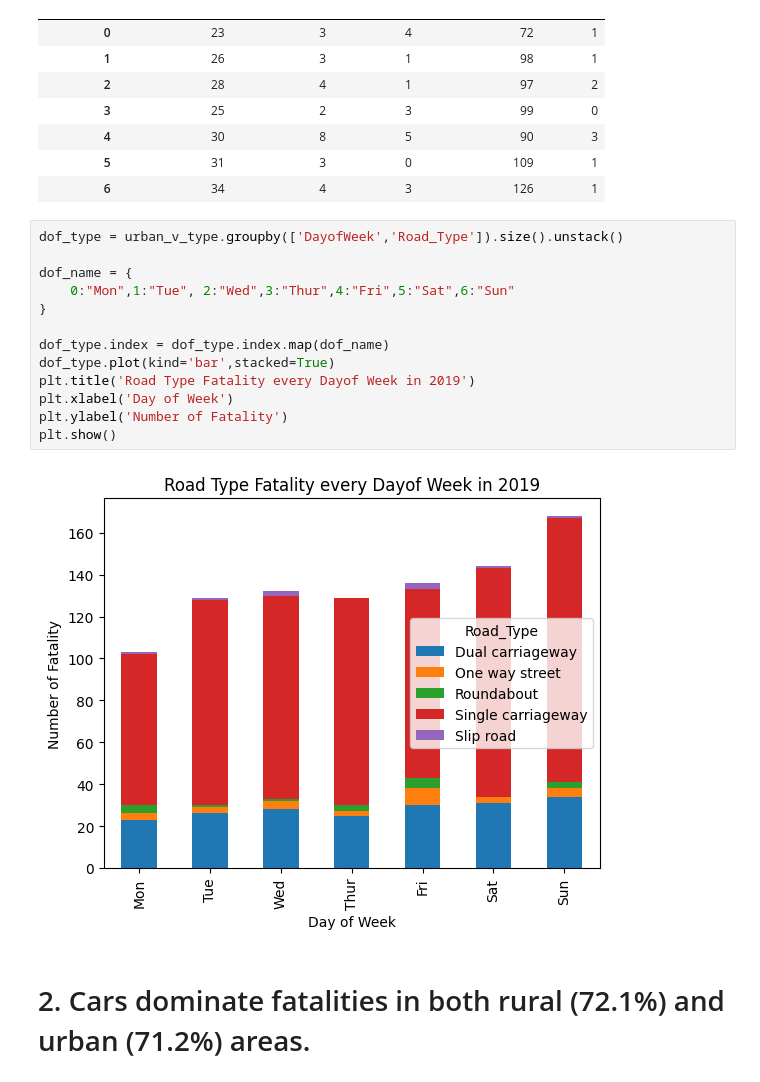
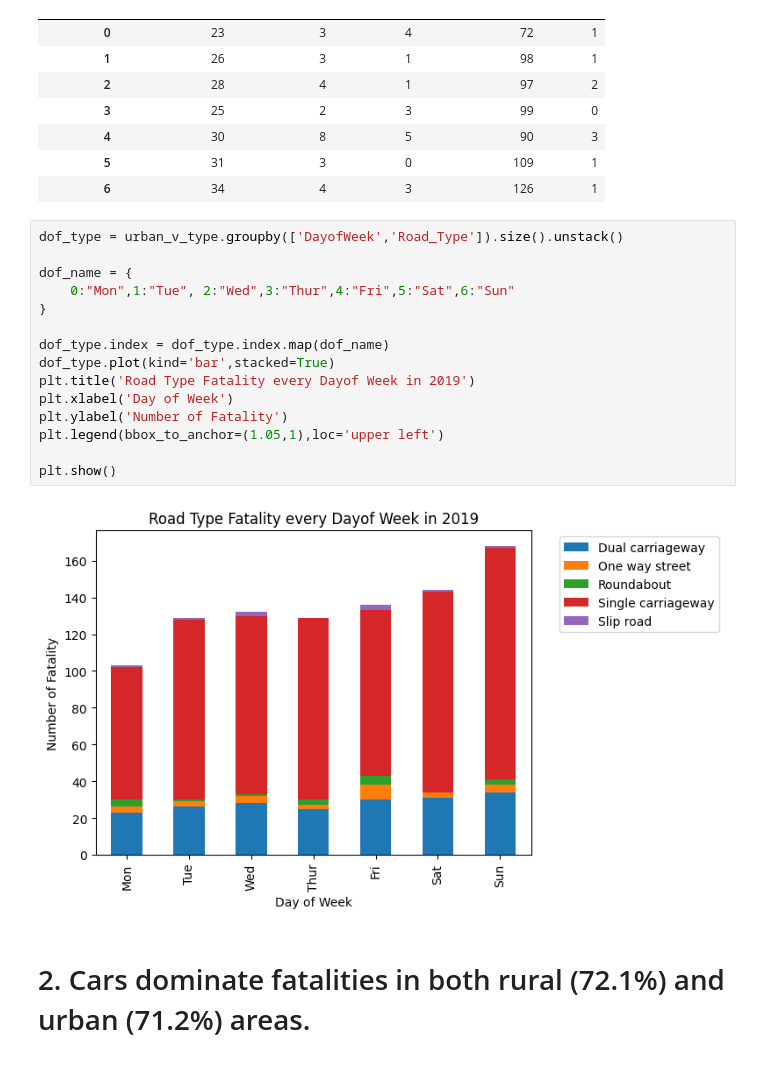
Before and after one commit to anonymouseritsi/ITD-3B, a Jupyter notebook: activity4.ipynb, the cells around one changed output. Drawn from its saved outputs; the diff is of its cells as text.

```diff
--- a/activity4.ipynb
+++ b/activity4.ipynb
@@ -337,18 +337,20 @@ dof_type.unstack()
 # %%
 dof_type = urban_v_type.groupby(['DayofWeek','Road_Type']).size().unstack()
 
 dof_name = {
     0:"Mon",1:"Tue", 2:"Wed",3:"Thur",4:"Fri",5:"Sat",6:"Sun"
 }
 
 dof_type.index = dof_type.index.map(dof_name)
 dof_type.plot(kind='bar',stacked=True)
 plt.title('Road Type Fatality every Dayof Week in 2019')
 plt.xlabel('Day of Week')
 plt.ylabel('Number of Fatality')
+plt.legend(bbox_to_anchor=(1.05,1),loc='upper left')
+
 plt.show()
 # %% [output]
-[figure, old version]
+[figure, new version]
 # %% [markdown]
 <h1>2. Cars dominate fatalities in both rural (72.1%) and urban (71.2%) areas. </h1>
 # %% [markdown]
```
Also changed, not shown: parts of 15 cells of this notebook.
